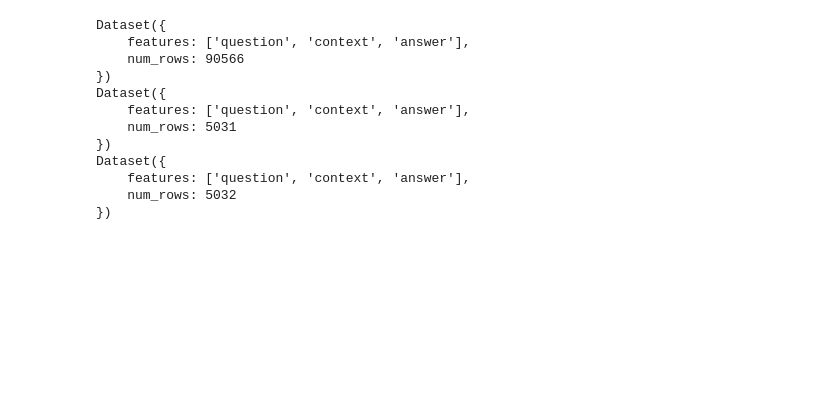
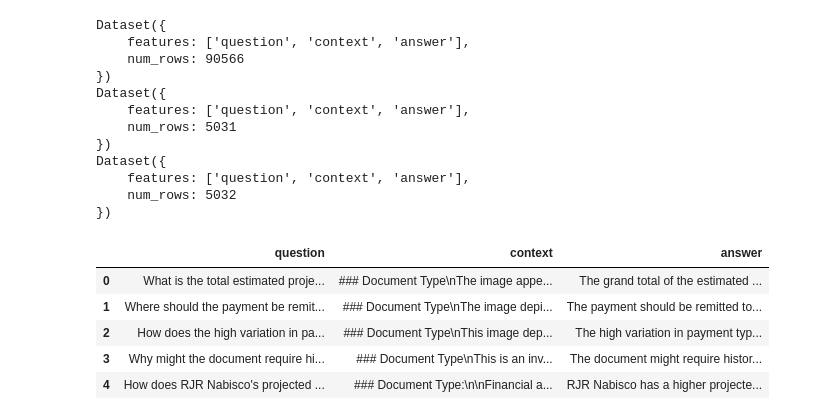
Before and after one commit to Gakwaya011/AskFinanceAI, a Jupyter notebook: Finance_Chatbot_Transformer_FineTuning.ipynb, the cells around one changed output. Drawn from its saved outputs; the diff is of its cells as text; code cells hidden in the pictures; blank space fills up the shorter version.

```diff
--- a/Finance_Chatbot_Transformer_FineTuning.ipynb
+++ b/Finance_Chatbot_Transformer_FineTuning.ipynb
@@ -47,3 +47,13 @@ Dataset({
     features: ['question', 'context', 'answer'],
     num_rows: 5032
 })
+# %%
+df = pd.DataFrame(data_tr)
+df.head()
+# %% [output]
+|  | question | context | answer |
+| 0 | What is the total estimated proje... | ### Document Type\nThe image appe... | The grand total of the estimated ... |
+| 1 | Where should the payment be remit... | ### Document Type\nThe image depi... | The payment should be remitted to... |
+| 2 | How does the high variation in pa... | ### Document Type\nThis image dep... | The high variation in payment typ... |
+| 3 | Why might the document require hi... | ### Document Type\nThis is an inv... | The document might require histor... |
+| 4 | How does RJR Nabisco's projected ... | ### Document Type:\n\nFinancial a... | RJR Nabisco has a higher projecte... |
```
Also changed, not shown: parts of 1 cell of this notebook.
